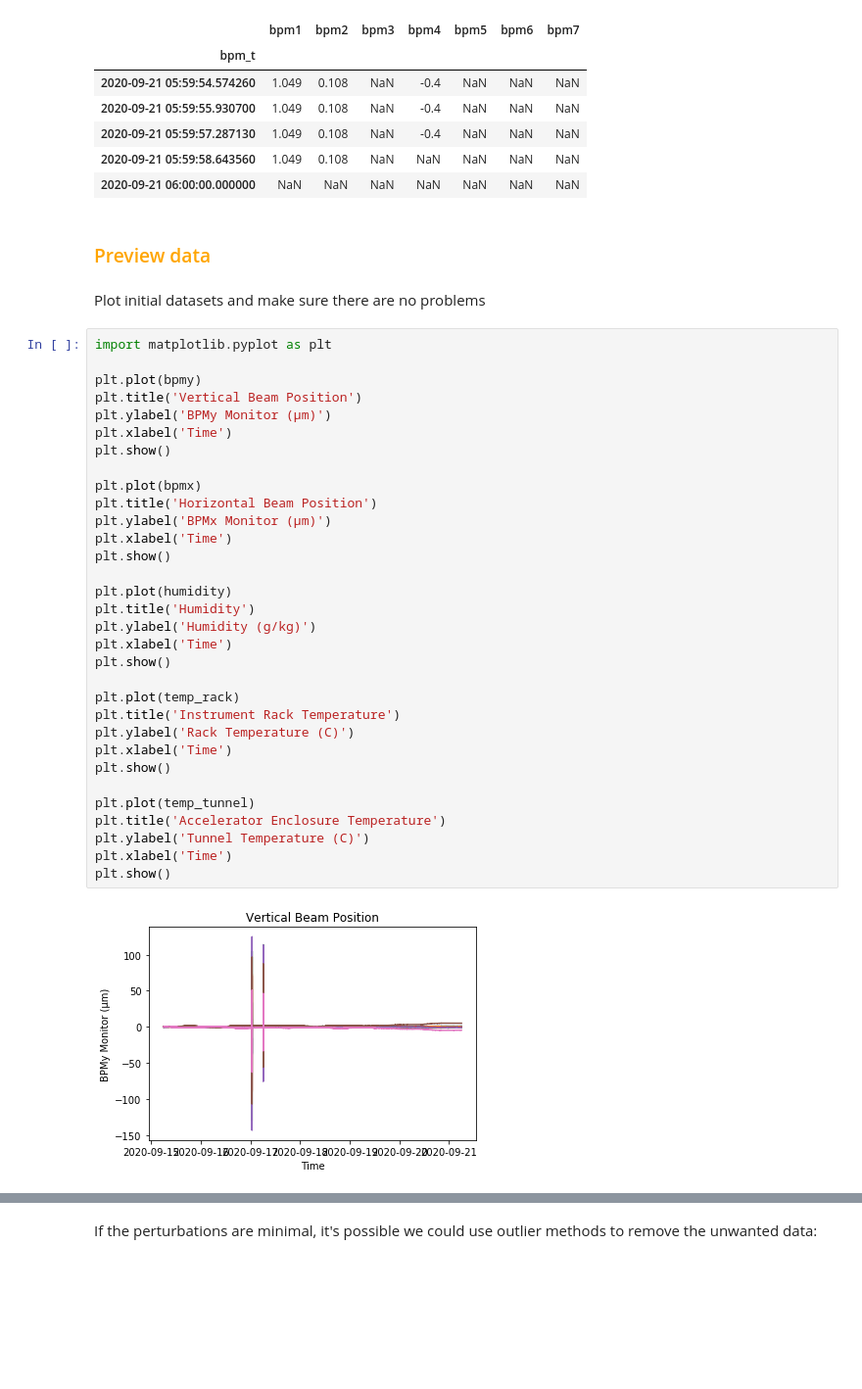
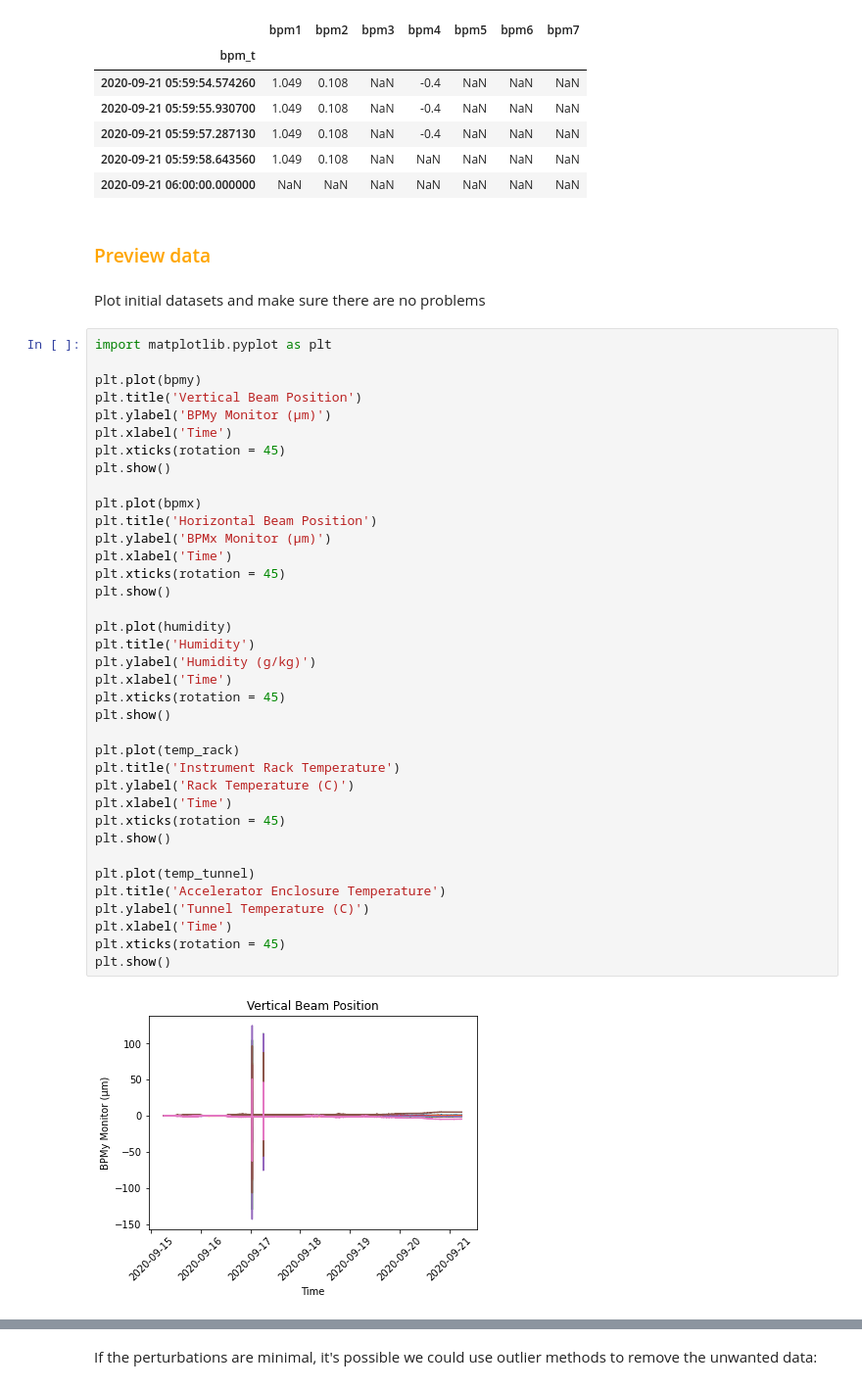
Before and after one commit to 20spaghetti/Electron-Beam-Position-Drift-Study, a Jupyter notebook: Electron Beam Position Drift Study.ipynb, the cells around one changed output, grey strips where cells are left out. Shown at 98% size. Cells and saved outputs as stored; diff of their text form; blank space fills up the shorter version.

```diff
--- a/Electron Beam Position Drift Study.ipynb
+++ b/Electron Beam Position Drift Study.ipynb
@@ -112,7 +116,7 @@ bpmy.tail()
 | 2020-09-21 05:59:58.643560 | 1.049 | 0.108 | NaN | NaN | NaN | NaN | NaN |
 | 2020-09-21 06:00:00.000000 | NaN | NaN | NaN | NaN | NaN | NaN | NaN |
 # %% [markdown]
-### <font color='orange'> Preview data </font>
+### <font color='orange'> Preview data </font><a class="anchor" id="Prev"></a>
 # %% [markdown]
 Plot initial datasets and make sure there are no problems
 # %%
@@ -121,31 +125,36 @@ import matplotlib.pyplot as plt
 plt.plot(bpmy)
 plt.title('Vertical Beam Position')
 plt.ylabel('BPMy Monitor (μm)')
 plt.xlabel('Time')
+plt.xticks(rotation = 45)
 plt.show()
 
 plt.plot(bpmx)
 plt.title('Horizontal Beam Position')
 plt.ylabel('BPMx Monitor (μm)')
 plt.xlabel('Time')
+plt.xticks(rotation = 45)
 plt.show()
 
 plt.plot(humidity)
 plt.title('Humidity')
 plt.ylabel('Humidity (g/kg)')
 plt.xlabel('Time')
+plt.xticks(rotation = 45)
 plt.show()
 
 plt.plot(temp_rack)
 plt.title('Instrument Rack Temperature')
 plt.ylabel('Rack Temperature (C)')
 plt.xlabel('Time')
+plt.xticks(rotation = 45)
 plt.show()
 
 plt.plot(temp_tunnel)
 plt.title('Accelerator Enclosure Temperature')
 plt.ylabel('Tunnel Temperature (C)')
 plt.xlabel('Time')
+plt.xticks(rotation = 45)
 plt.show()
 # %% [output]
-[figure, old version]
+[figure, new version]
```
Also changed, not shown: parts of 51 cells of this notebook.
